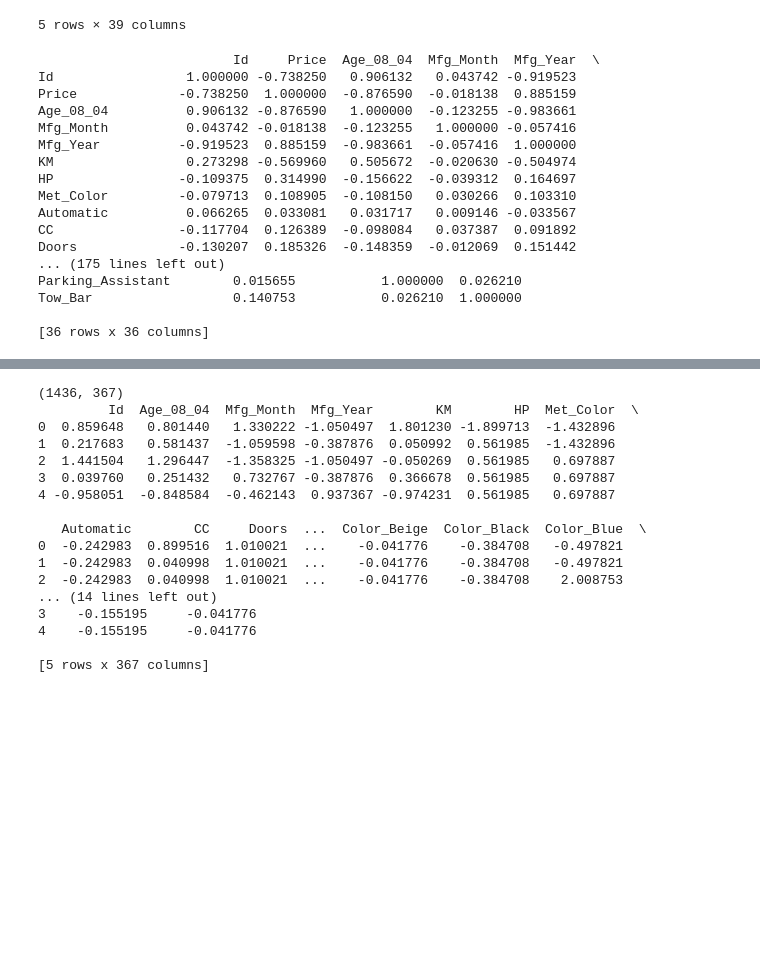
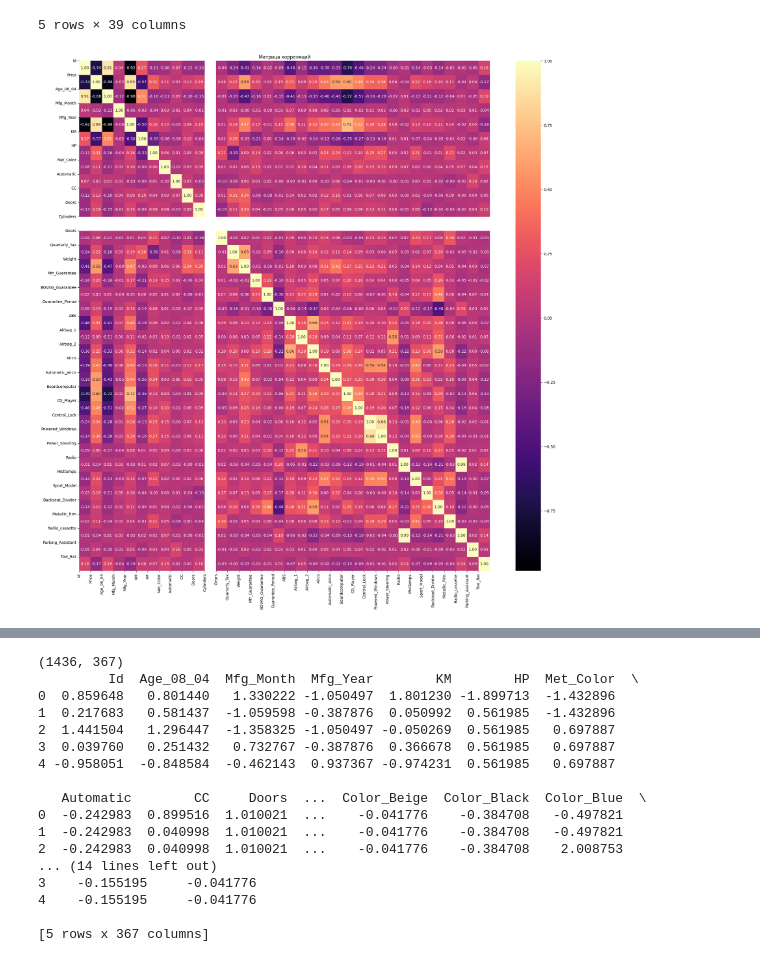
Before and after one commit to SYaroslav0/ml-yara-homework, a Jupyter notebook: hw04/04_homework.ipynb, the cells around one changed output, grey strips where cells are left out. Saved outputs shown, nothing was run; the diff lists cells and outputs as text; code cells hidden in the pictures; blank space fills up the shorter version.

```diff
--- a/hw04/04_homework.ipynb
+++ b/hw04/04_homework.ipynb
@@ -92,24 +92,22 @@ df.head(5)
 5 rows × 39 columns
 # %%
 
-cols = df.select_dtypes(include=['int64', 'float64']).columns
-corr_mat = df[cols].corr()
-print(corr_mat)
+#corr_mat = df.corr(numeric_only=True)
+#fig, ax = plt.subplot(figsize=(8, 8))
+#sns.heatmap(corr_mat, cmap='magma', annot=True, fmt=".2f")
+#plt.xticks(range(len(corr_mat.columns)), corr_mat.columns)
+#plt.yticks(range(len(corr_mat.columns)), corr_mat.columns)
+#plt.title("Матрица корреляций")
+#plt.show()
+#print(corr_mat)
+
+
+corr = df.corr(numeric_only=True)
+fig, ax = plt.subplots(figsize=(24, 24))
+sns.heatmap(corr, cmap='magma', annot=True, fmt=".2f")
+plt.xticks(range(len(corr.columns)), corr.columns)
+plt.yticks(range(len(corr.columns)), corr.columns)
+plt.title("Матрица корреляций")
+plt.show()
 # %% [output]
-                         Id     Price  Age_08_04  Mfg_Month  Mfg_Year  \
-Id                 1.000000 -0.738250   0.906132   0.043742 -0.919523
-Price             -0.738250  1.000000  -0.876590  -0.018138  0.885159
-Age_08_04          0.906132 -0.876590   1.000000  -0.123255 -0.983661
-Mfg_Month          0.043742 -0.018138  -0.123255   1.000000 -0.057416
-Mfg_Year          -0.919523  0.885159  -0.983661  -0.057416  1.000000
-KM                 0.273298 -0.569960   0.505672  -0.020630 -0.504974
-HP                -0.109375  0.314990  -0.156622  -0.039312  0.164697
-Met_Color         -0.079713  0.108905  -0.108150   0.030266  0.103310
-Automatic          0.066265  0.033081   0.031717   0.009146 -0.033567
-CC                -0.117704  0.126389  -0.098084   0.037387  0.091892
-Doors             -0.130207  0.185326  -0.148359  -0.012069  0.151442
-... (175 lines left out)
-Parking_Assistant        0.015655           1.000000  0.026210
-Tow_Bar                  0.140753           0.026210  1.000000
-
-[36 rows x 36 columns]
+[figure, added]
```
Also changed, not shown: parts of 3 cells of this notebook.
